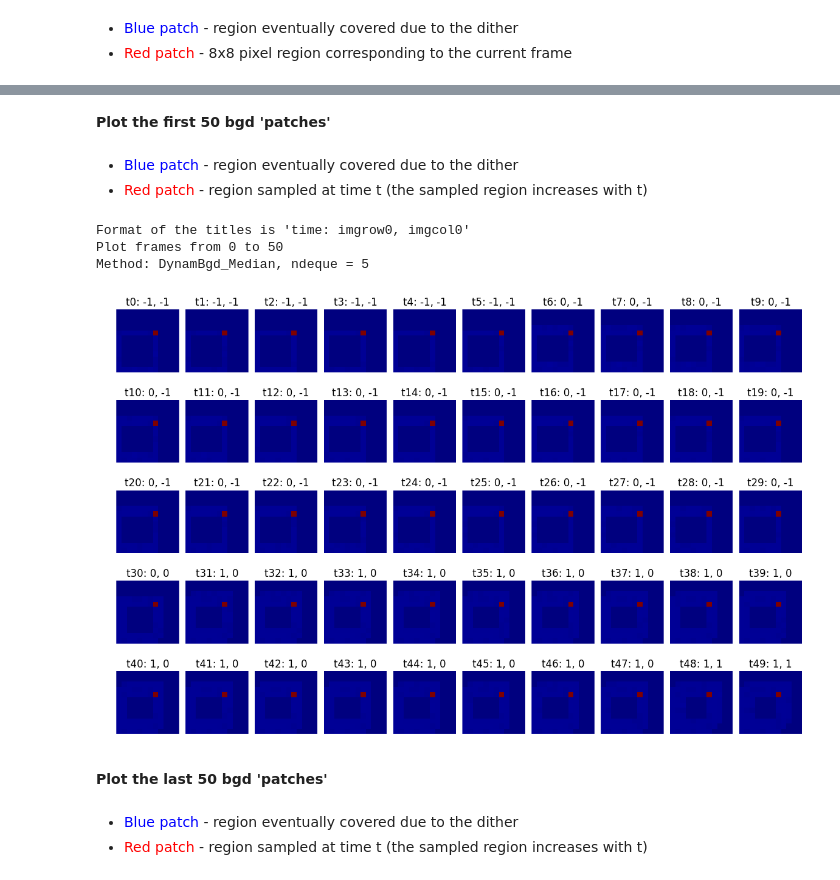
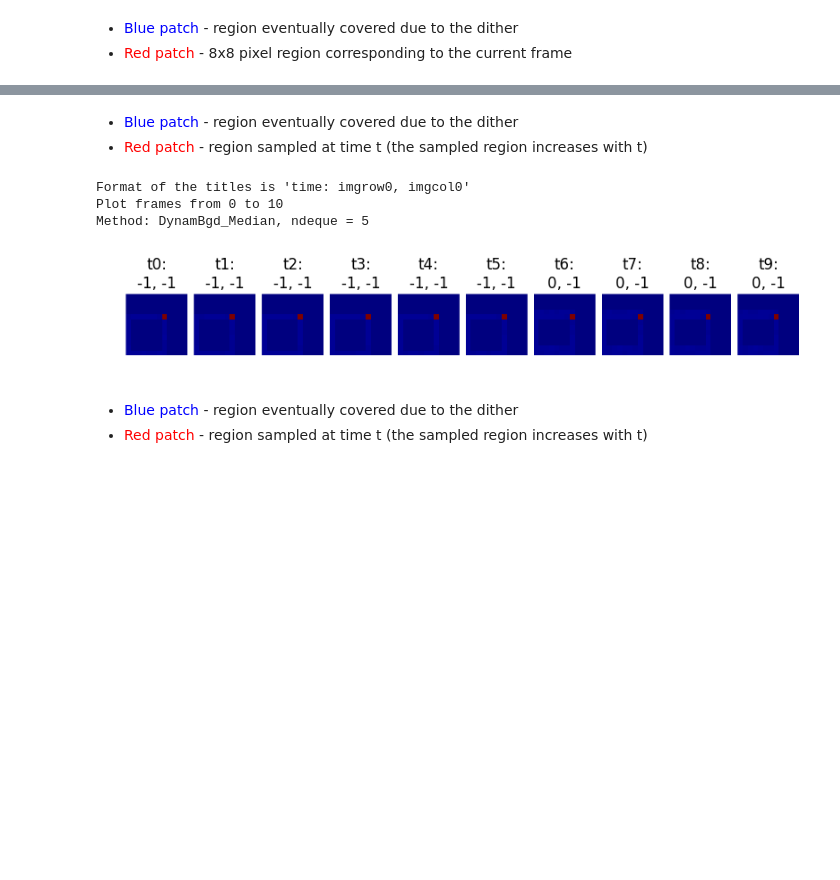
Before and after one commit to malgosias/aca_dark_current, a Jupyter notebook: dynam_bgd/aca_dynam_bgd_sim.ipynb, the cells around one changed output, grey strips where cells are left out. Drawn from its saved outputs; the diff is of its cells as text; code cells hidden in the pictures; blank space fills up the shorter version.

```diff
--- a/dynam_bgd/aca_dynam_bgd_sim.ipynb
+++ b/dynam_bgd/aca_dynam_bgd_sim.ipynb
@@ -134,7 +134,8 @@ for mag in mags:
 
     for i, Bgd_Class in enumerate([StandardBgd, DynamBgd_Median, DynamBgd_SigmaClip]):
         bgd_object = Bgd_Class(**init_kwargs[i])
-        rows = cntr.centroids(slot, slot_data, img_size, bgd_object, sim=True, hot_pixels=None, nframes=nframes)
+        rows = cntr.centroids(slot, slot_data, img_size, bgd_object,
+                              hot_pixels=None, nframes=nframes)
         for row in rows:
             row['mag'] = mag
             row['bgd_type'] = bgd_object.__class__.__name__
@@ -190,17 +191,14 @@ Method: DynamBgd_Median
-# %% [markdown]
-__Plot the first 50 bgd 'patches'__
 # %% [markdown]
 * <span style="color:blue">Blue patch</span> - region eventually covered due to the dither
 * <span style="color:red">Red patch</span> - region sampled at time t (the sampled region increases with t)
 # %%
-mplt.plot_bgd_patches(t_hp, slot=0, n_start=0, n_stop=50, img_size=img_size, method='DynamBgd_Median')
+mplt.plot_bgd_patches(t_hp, slot=0, n_start=0, n_stop=10, img_size=img_size,
+                      method='DynamBgd_Median')
 # %% [output]
 Format of the titles is 'time: imgrow0, imgcol0'
-Plot frames from 0 to 50
+Plot frames from 0 to 10
 Method: DynamBgd_Median, ndeque = 5
-[figure, old version]
+[figure, new version]
-# %% [markdown]
-__Plot the last 50 bgd 'patches'__
 # %% [markdown]
 * <span style="color:blue">Blue patch</span> - region eventually covered due to the dither
 * <span style="color:red">Red patch</span> - region sampled at time t (the sampled region increases with t)
```
Also changed, not shown: parts of 5 cells of this notebook, 4 other files.
